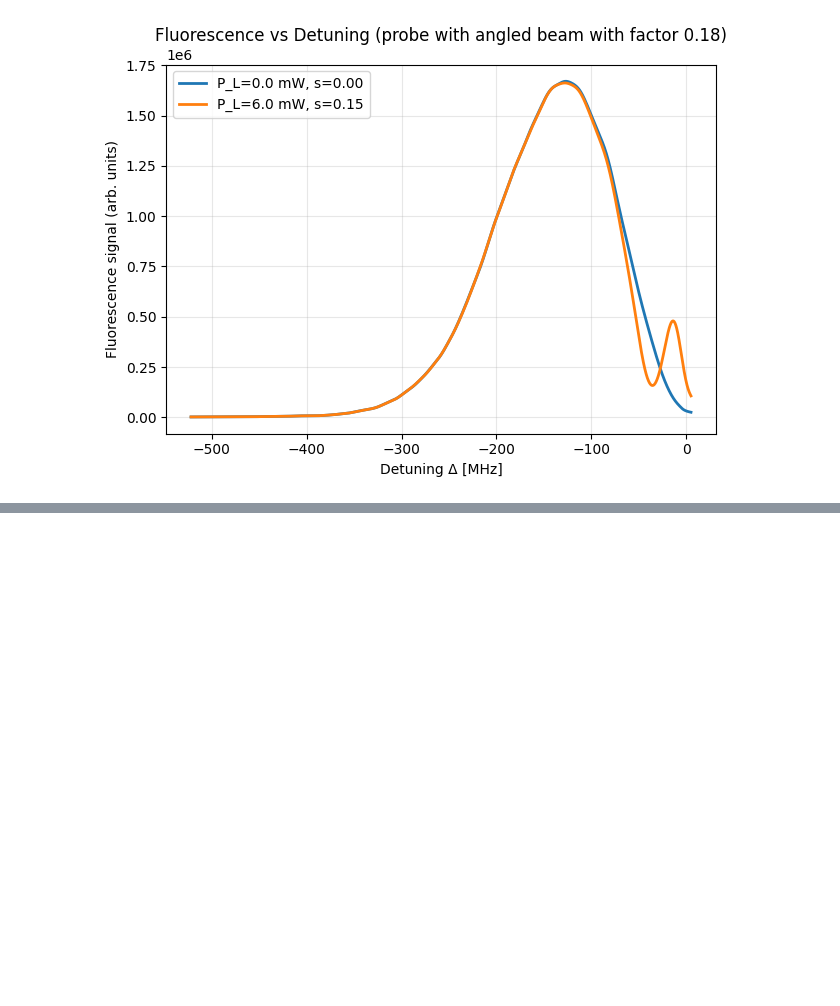
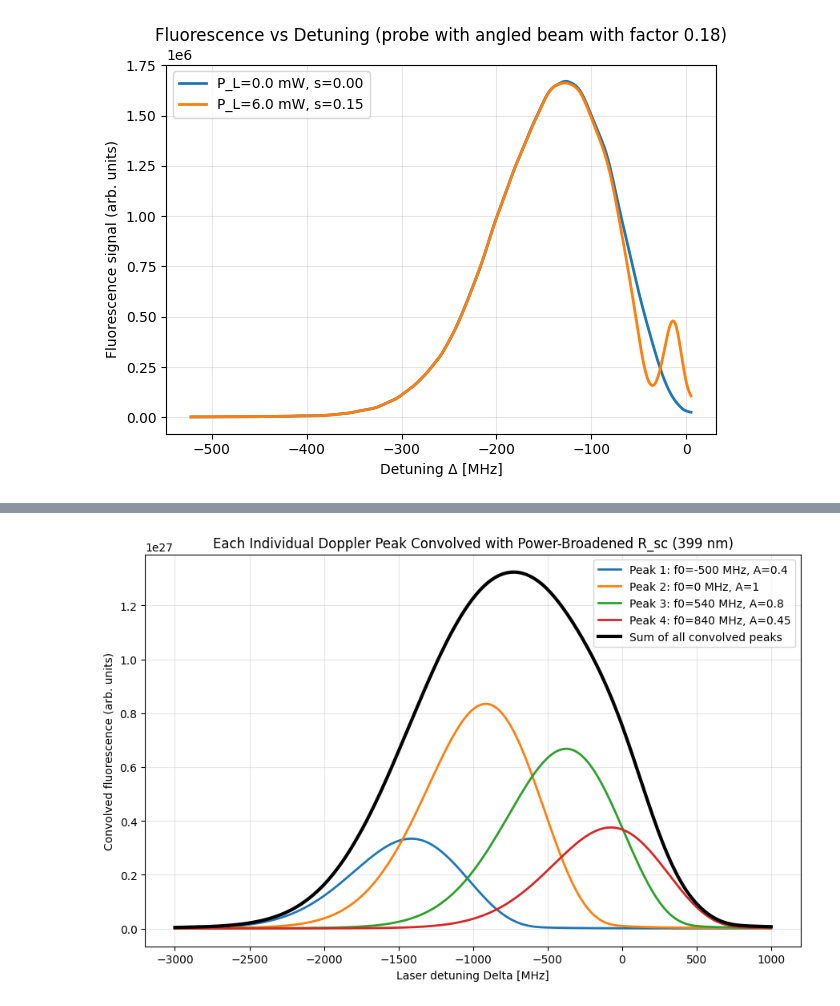
Before and after one commit to arw131072/zeeman-slower-test, a Jupyter notebook: power-broadening.ipynb, the cells around one changed output, grey strips where cells are left out. Saved outputs shown, nothing was run; the diff lists cells and outputs as text; code cells hidden in the pictures; blank space fills up the shorter version.

```diff
--- a/power-broadening.ipynb
+++ b/power-broadening.ipynb
@@ -1325,0 +1426,49 @@ plt.show()
+# %%
+# Convolution of each individual Doppler-like peak with power-broadened R_sc (399 nm)
+# F_i(Delta) = integral g_i(delta') * R_sc(Delta - delta', s_399) d(delta')
+
+# Frequency axis used by model_func_all (same convention as your previous cell):
+# f_model is in (MHz * 2pi)
+f_MHz = np.linspace(-3000, 1000, 500)
+f_model = f_MHz * 2 * np.pi
+
+# Convert to SI detuning axis for R_sc evaluation (rad/s)
+delta_axis = f_model * 1e6  # rad/s
+
+# Laser detuning scan axis (choose same range for easy comparison)
+delta_scan = delta_axis.copy()
+delta_scan_MHz = delta_scan / (2 * np.pi * 1e6)
+
+# Build each individual peak (NO summed curve)
+peak_curves = []
+for f0_i, A_i in zip(f0_list, A_list):
+    g_i = model_func_all(f_model, f0_i, A_i, B_399, offset=0)
+    peak_curves.append(g_i)
+
+# Convolution for each peak
+conv_each_peak = []
+for g_i in peak_curves:
+    F_i = np.zeros_like(delta_scan)
+    for j, Delta in enumerate(delta_scan):
+        # delta_eff = Delta - delta' : scan laser detuning against atomic spectral component
+        R_vals = R_sc(Delta - delta_axis, s_399)
+        F_i[j] = np.trapezoid(g_i * R_vals, delta_axis)
+    conv_each_peak.append(F_i)
+
+# Summed convolved signal across all peaks
+sum_conv = np.sum(np.array(conv_each_peak), axis=0)
+
+# Plot each convolved peak + summed curve
+plt.figure(figsize=(9, 6))
+for i, F_i in enumerate(conv_each_peak):
+    plt.plot(delta_scan_MHz, F_i, linewidth=2, label=f'Peak {i+1}: f0={f0_list[i]/(2*np.pi):.0f} MHz, A={A_list[i]}')
+plt.plot(delta_scan_MHz, sum_conv, color='k', linewidth=3, label='Sum of all convolved peaks')
+plt.xlabel('Laser detuning Delta [MHz]')
+plt.ylabel('Convolved fluorescence (arb. units)')
+plt.title('Each Individual Doppler Peak Convolved with Power-Broadened R_sc (399 nm)')
+plt.grid(True, alpha=0.3)
+plt.legend()
+plt.tight_layout()
+plt.show()
+# %% [output]
+[figure, added]
```
Also changed, not shown: parts of 7 cells of this notebook.
